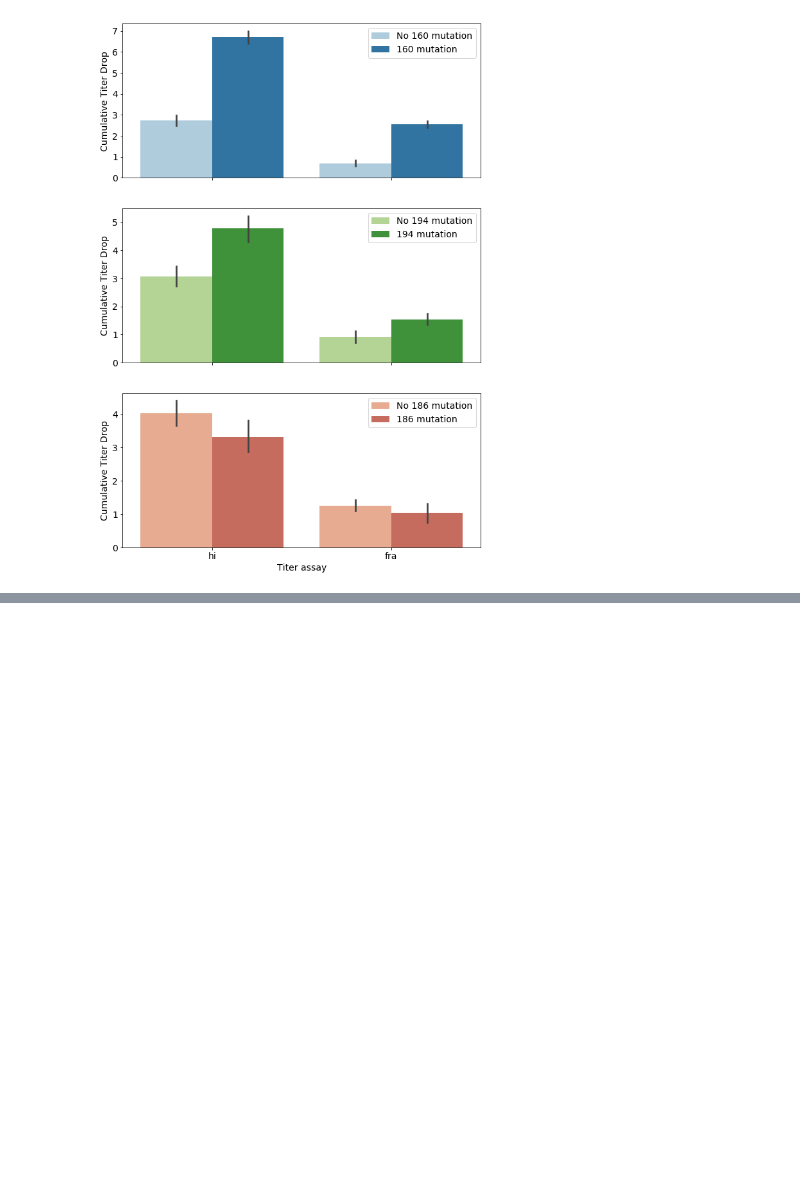
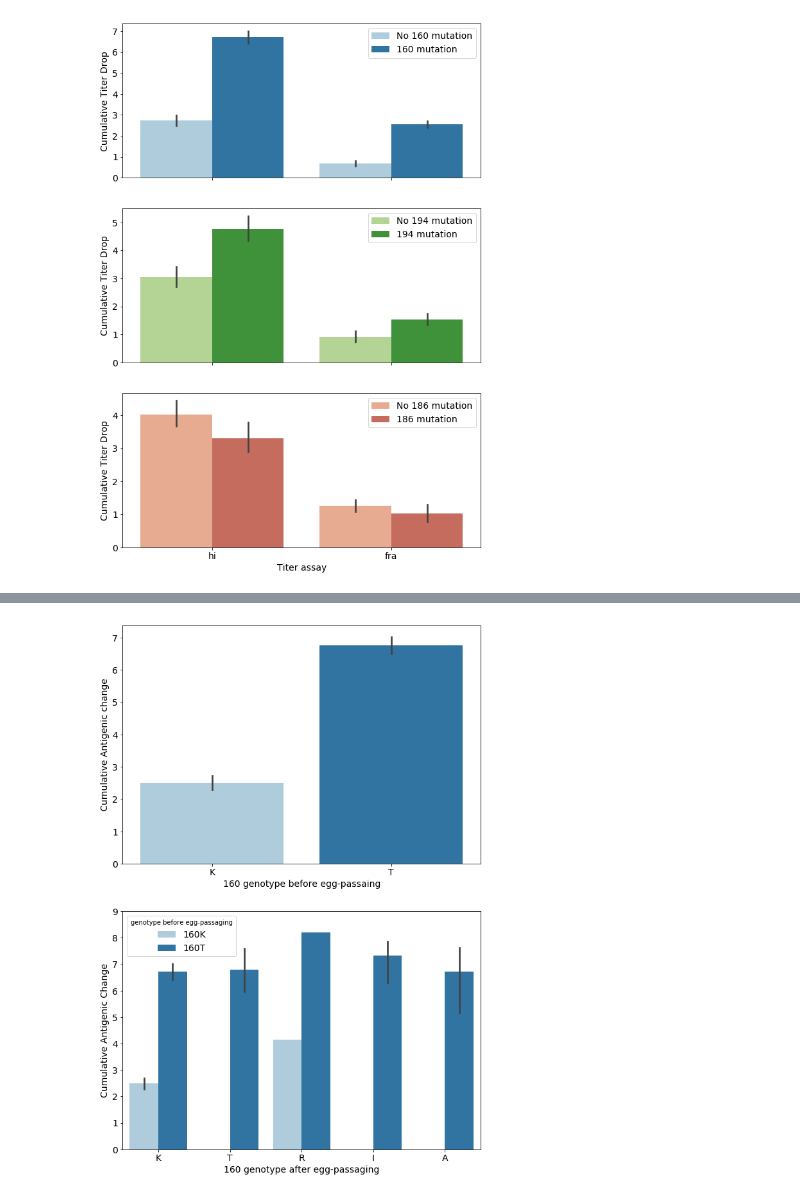
Before and after one commit to blab/egg-passage, a Jupyter notebook: notebooks/titers.ipynb, the cells around one changed output, grey strips where cells are left out. Drawn from its saved outputs; the diff is of its cells as text; code cells hidden in the pictures; blank space fills up the shorter version.

```diff
--- a/notebooks/titers.ipynb
+++ b/notebooks/titers.ipynb
@@ -44,0 +85,20 @@ for ax in [ax1,ax2,ax3]:
+# %%
+#Increase in cTiterSub for 106mut probably comes from background effect:
+#muts only happen in 160T strains, which have higher cTiterSub than 160K strains
+
+fig, (ax1,ax2) = plt.subplots(2,1,figsize=(10,15))
+sns.barplot(x='circulating160',y='cTiterSub',data=egg_titer[egg_titer['assay']=='hi'], ax=ax1, palette=['#a6cee3','#1f78b4'])
+ax1.set_xlabel('160 genotype before egg-passaing',fontsize=14)
+ax1.set_ylabel('Cumulative Antigenic change',fontsize=14)
+sns.barplot(x='160',y='cTiterSub',hue='circulating160',data=egg_titer[egg_titer['assay']=='hi'], ax=ax2, palette=['#a6cee3','#1f78b4'])
+ax2.set_xlabel('160 genotype after egg-passaging', fontsize=14)
+ax2.set_ylabel('Cumulative Antigenic Change',fontsize=14)
+ax2.set_ylim(0.0,9.0)
+handles, _ = ax2.get_legend_handles_labels()
+ax2.legend(handles, ["160K", "160T"], title='genotype before egg-passaging', loc=2, fontsize=14)
+
+for ax in [ax1,ax2]:
+    ax.grid(False)
+    ax.tick_params(axis='both', labelsize=14)
+# %% [output]
+[figure, added]
```
Also changed, not shown: parts of 7 cells of this notebook.
